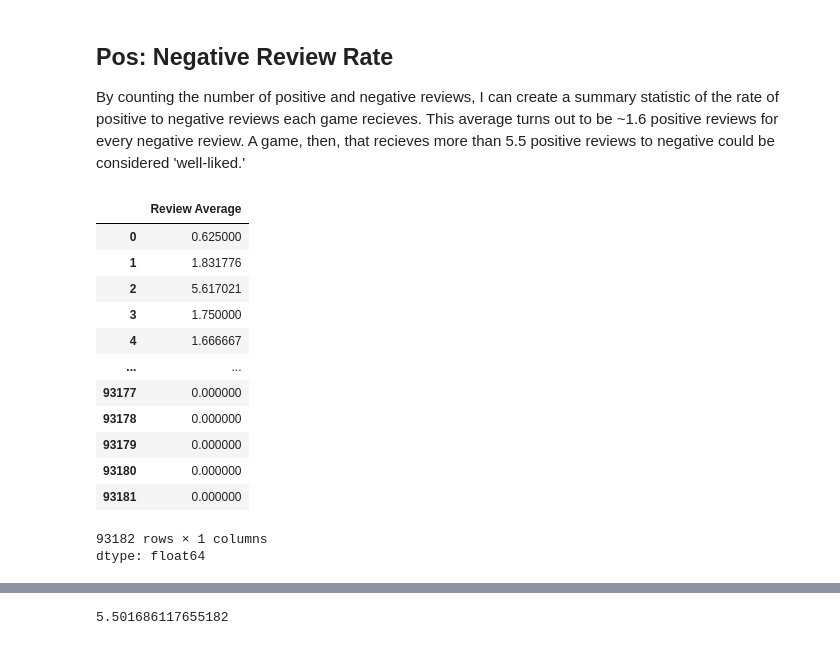
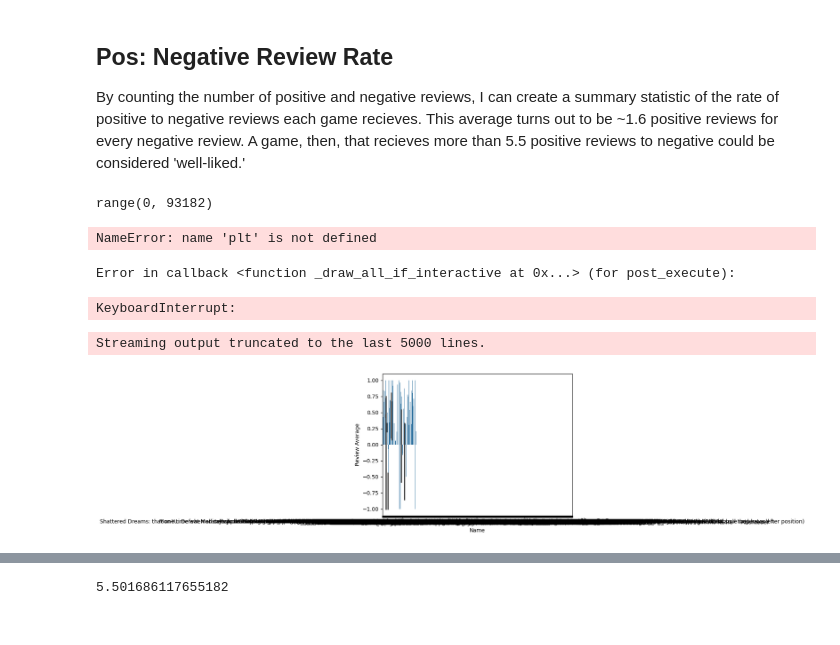
Before and after one commit to adamledet/itds-project-2025, a Jupyter notebook: Data_Science_Project.ipynb, the cells around one changed output, grey strips where cells are left out. Drawn from its saved outputs; the diff is of its cells as text; code cells hidden in the pictures.

```diff
--- a/Data_Science_Project.ipynb
+++ b/Data_Science_Project.ipynb
@@ -253,20 +458,8 @@ df_New = df_New.sort_index()
 By counting the number of positive and negative reviews, I can create a summary statistic of the rate of positive to negative reviews each game recieves. This average turns out to be ~1.6 positive reviews for every negative review. A game, then, that recieves more than 5.5 positive reviews to negative could be considered 'well-liked.'
 # %%
 # Get the ratio of Positive to Negative Reviews for each game
-df_New["Review Average"] = (df_New["Positive"] / (df_New["Negative"]+1))# Nagative value is currently offset (and therefore not correct) to prevent infinite value when dividing by 0. Will fix later.
-df_New["Review Average"]
+df_New["Review Average"] = ((df_New["Positive"] - df_New["Negative"]) / (df_New["Positive"] + df_New["Negative"]))# Shows how many more positive or negative reviews a game has.
-# %% [output]
-|  | Review Average |
-| 0 | 0.625000 |
-| 1 | 1.831776 |
-| 2 | 5.617021 |
-| 3 | 1.750000 |
-| 4 | 1.666667 |
-| ... | ... |
-| 93177 | 0.000000 |
-| 93178 | 0.000000 |
-| 93179 | 0.000000 |
-| 93180 | 0.000000 |
-| 93181 | 0.000000 |
-93182 rows × 1 columns
-dtype: float64
+# %%
+range(len(df_New["Review Average"]))
+# %% [output]
+range(0, 93182)
@@ -272,0 +468,9 @@ dtype: float64
+# %%
+sns.barplot(x = 'Name',y = 'Review Average',data = df_New)
+plt.show()
+# %% [output]
+NameError: name 'plt' is not defined
+Error in callback <function _draw_all_if_interactive at 0x...> (for post_execute):
+KeyboardInterrupt:
+Streaming output truncated to the last 5000 lines.
+[figure, added]
```
Also changed, not shown: parts of 24 cells of this notebook, 1 other file.
